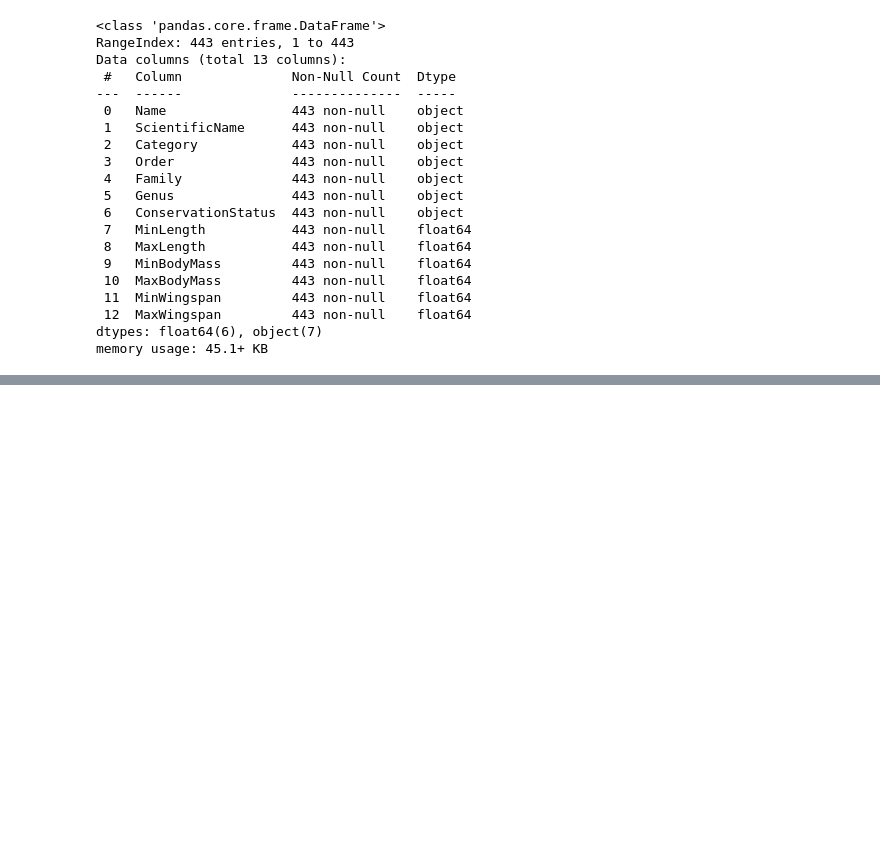
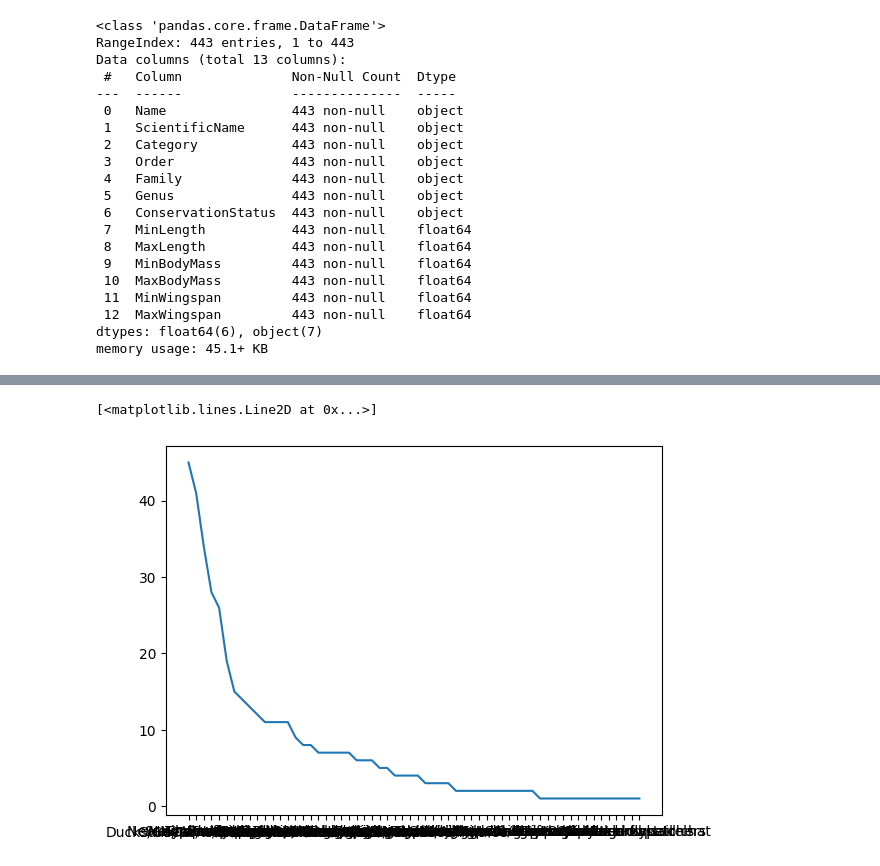
Before and after one commit to adewoye-saheed-dML/Data_Science_Assignment, a Jupyter notebook: visualization/Data visualization.ipynb, the cells around one changed output, grey strips where cells are left out. Cells and saved outputs as stored; diff of their text form; code cells hidden in the pictures; blank space fills up the shorter version.

Commit message:
visualizatn

```diff
--- a/visualization/Data visualization.ipynb
+++ b/visualization/Data visualization.ipynb
@@ -27,3 +31,5 @@ birds.head()
+# %%
+birds['index']=bi
 # %%
 # displaying basic infomation about the dataset
 birds.info()
@@ -49,7 +55,12 @@ Data columns (total 13 columns):
 dtypes: float64(6), object(7)
 memory usage: 45.1+ KB
 # %%
-#  we can determine the relationship between the birds scientific names and their max lenght
-birds['Category'] = pd.Categorical(birds['Category'])
-birds.head()
+# #  we can determine the relationship between the birds scientific names and their max lenght
+plt.plot(birds['Category'].value_counts())
+
+# for i,y in enumerate(birds['Category']):
+#     print(i,y)
+
+# category_counts = birds['Category'].value_counts()
+# category_counts
 # %% [output]
@@ -61,0 +67,2 @@ birds.head()
+[<matplotlib.lines.Line2D at 0x...>]
+[figure, added]
```
Also changed, not shown: parts of 4 cells of this notebook.
